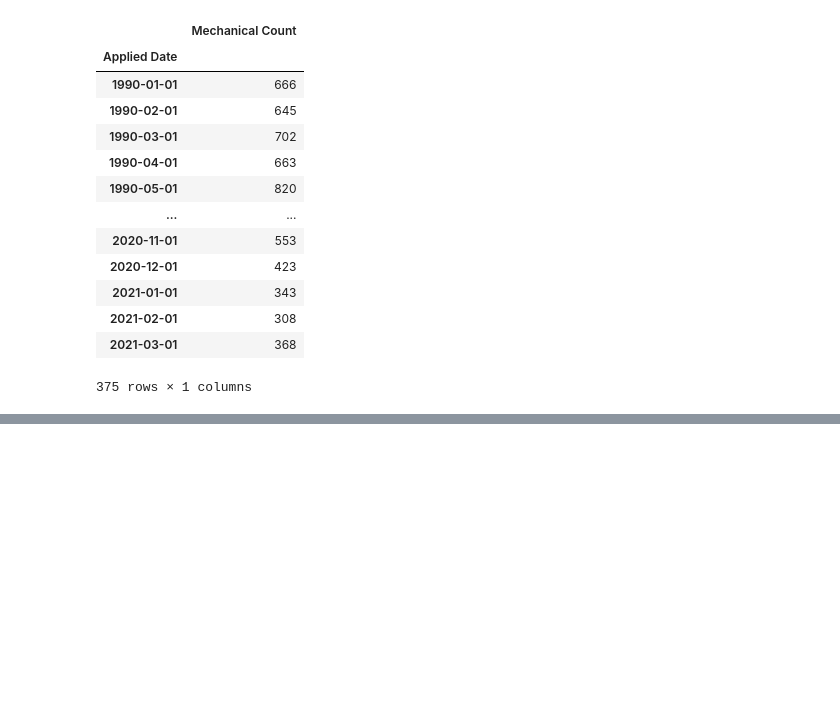
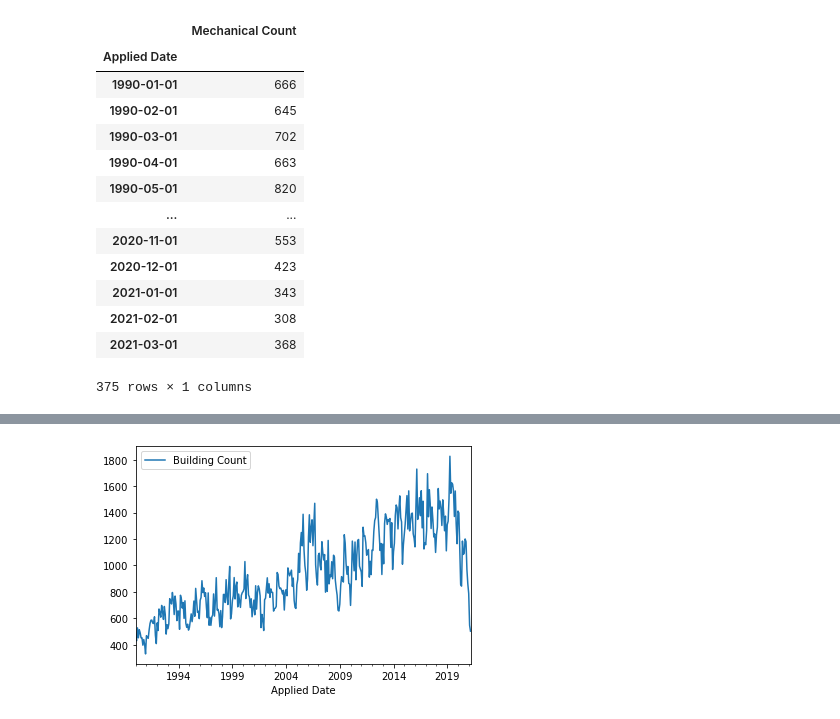
Before and after one commit to rezaganj/Capstone1-Construction-Permits-Austin-TX, a Jupyter notebook: notebooks/main.ipynb, the cells around one changed output, grey strips where cells are left out. Drawn from its saved outputs; the diff is of its cells as text; code cells hidden in the pictures; blank space fills up the shorter version.

```diff
--- a/notebooks/main.ipynb
+++ b/notebooks/main.ipynb
@@ -498,0 +583,7 @@ permit_mechanical_by_month.plot()
+# %%
+permit_building = spark.sql('''SELECT `Applied Date`,`Description`
+                                FROM permits
+                                WHERE `Permit Type` = 'BP'
+                                ORDER BY 1''')
+permit_building_df = permit_building.toPandas().dropna()
+permit_building_df
@@ -498,0 +604,10 @@ permit_mechanical_by_month.plot()
+# %%
+permit_building_df['Applied Date'] = pd.to_datetime(permit_building_df['Applied Date'])
+permit_building_df_after_1990 = permit_building_df[permit_building_df['Applied Date'] >= datetime.datetime(1990,1,1)]
+# %%
+permit_building_by_month = permit_building_df_after_1990.groupby(permit_building_df_after_1990['Applied Date'].dt.to_period("M")).agg('count')
+permit_building_by_month.index = permit_building_by_month.index.astype('datetime64[ns]')
+permit_building_by_month['Building Count'] = permit_building_by_month['Applied Date']
+permit_building_by_month = permit_building_by_month.drop(['Applied Date'], axis=1)
+permit_building_by_month = permit_building_by_month.drop(['Description'], axis=1)
+permit_building_by_month
@@ -498,0 +629,4 @@ permit_mechanical_by_month.plot()
+# %%
+permit_building_by_month.plot();
+# %% [output]
+[figure, added]
```
Also changed, not shown: parts of 12 cells of this notebook.
